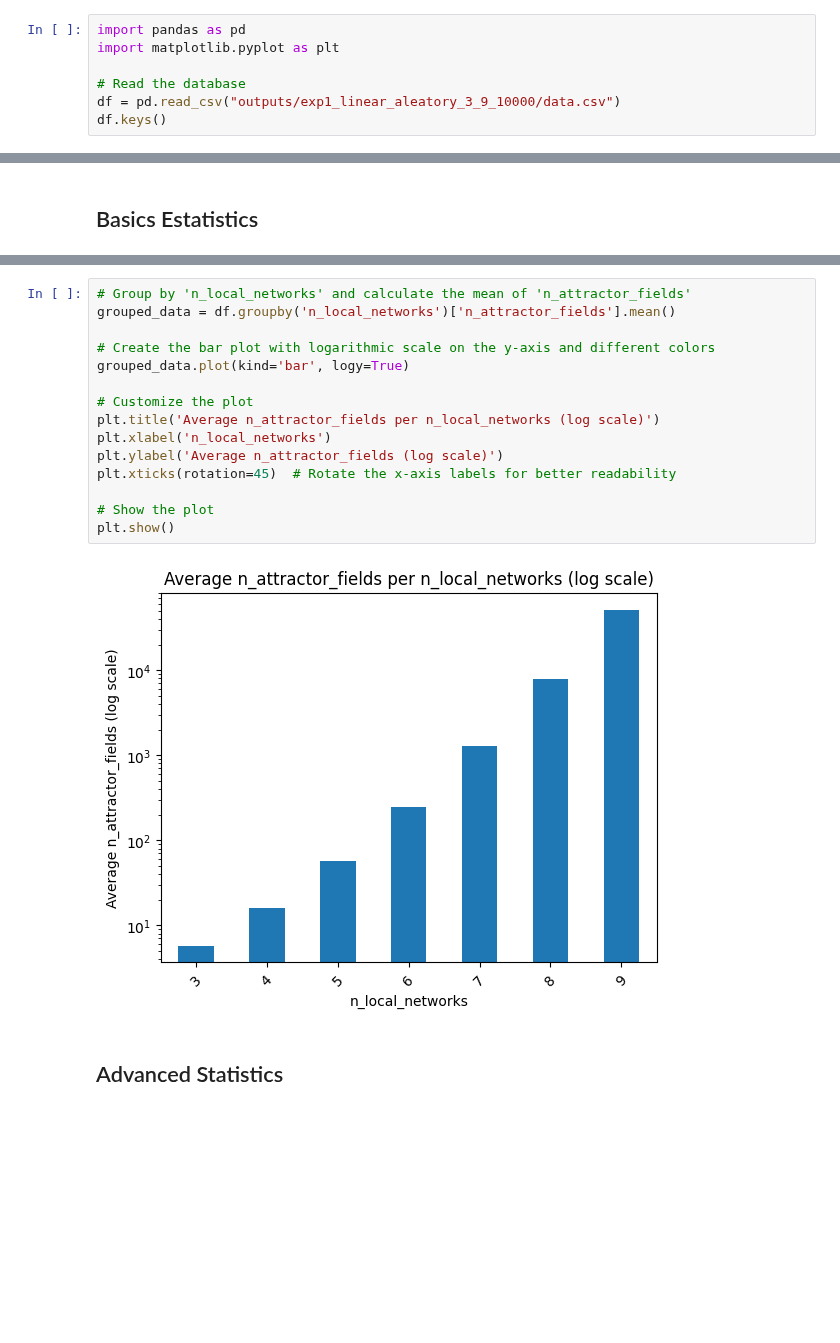
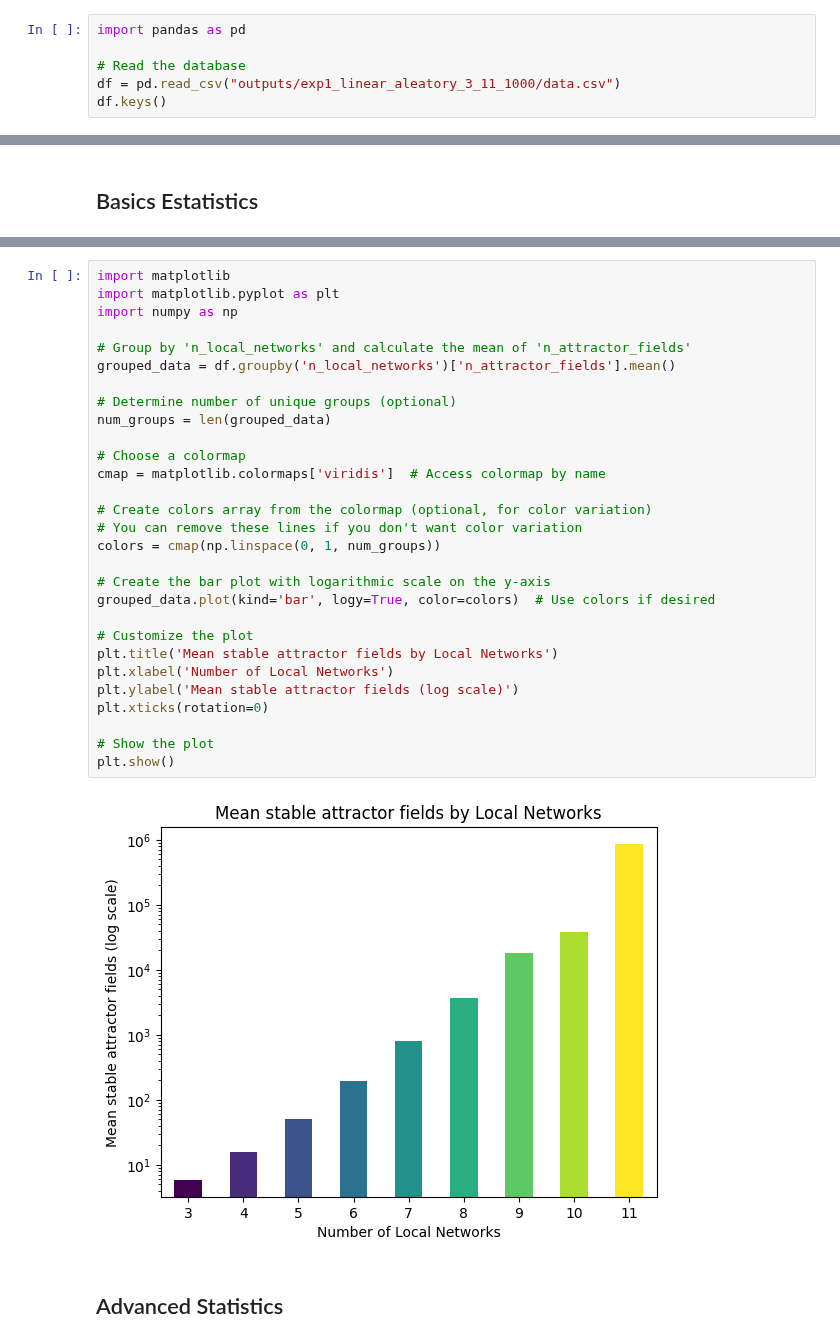
Before and after one commit to crptcusco/cbnetwork, a Jupyter notebook: experiments/1_networks_linear/exp1_analysis.ipynb, the cells around one changed output, grey strips where cells are left out. Drawn from its saved outputs; the diff is of its cells as text; blank space fills up the shorter version.

```diff
--- a/experiments/1_networks_linear/exp1_analysis.ipynb
+++ b/experiments/1_networks_linear/exp1_analysis.ipynb
@@ -5,9 +5,8 @@ This experiment explore the growth of local networks in CBN with Linear topology
 # %%
 import pandas as pd
-import matplotlib.pyplot as plt
 
 # Read the database
-df = pd.read_csv("outputs/exp1_linear_aleatory_3_9_10000/data.csv")
+df = pd.read_csv("outputs/exp1_linear_aleatory_3_11_1000/data.csv")
 df.keys()
 # %% [output]
 Index(['i_sample', 'n_local_networks', 'n_var_network', 'v_topology',
@@ -68,19 +98,33 @@ plt.show()
 # %%
+import matplotlib
+import matplotlib.pyplot as plt
+import numpy as np
+
 # Group by 'n_local_networks' and calculate the mean of 'n_attractor_fields'
 grouped_data = df.groupby('n_local_networks')['n_attractor_fields'].mean()
 
-# Create the bar plot with logarithmic scale on the y-axis and different colors
-grouped_data.plot(kind='bar', logy=True)
+# Determine number of unique groups (optional)
+num_groups = len(grouped_data)
+
+# Choose a colormap
+cmap = matplotlib.colormaps['viridis']  # Access colormap by name
+
+# Create colors array from the colormap (optional, for color variation)
+# You can remove these lines if you don't want color variation
+colors = cmap(np.linspace(0, 1, num_groups))
+
+# Create the bar plot with logarithmic scale on the y-axis
+grouped_data.plot(kind='bar', logy=True, color=colors)  # Use colors if desired
 
 # Customize the plot
-plt.title('Average n_attractor_fields per n_local_networks (log scale)')
-plt.xlabel('n_local_networks')
-plt.ylabel('Average n_attractor_fields (log scale)')
-plt.xticks(rotation=45)  # Rotate the x-axis labels for better readability
+plt.title('Mean stable attractor fields by Local Networks')
+plt.xlabel('Number of Local Networks')
+plt.ylabel('Mean stable attractor fields (log scale)')
+plt.xticks(rotation=0)
 
 # Show the plot
 plt.show()
 # %% [output]
-[figure, old version]
+[figure, new version]
 # %% [markdown]
 ## Advanced Statistics
```
Also changed, not shown: parts of 12 cells of this notebook, 1 other file.
